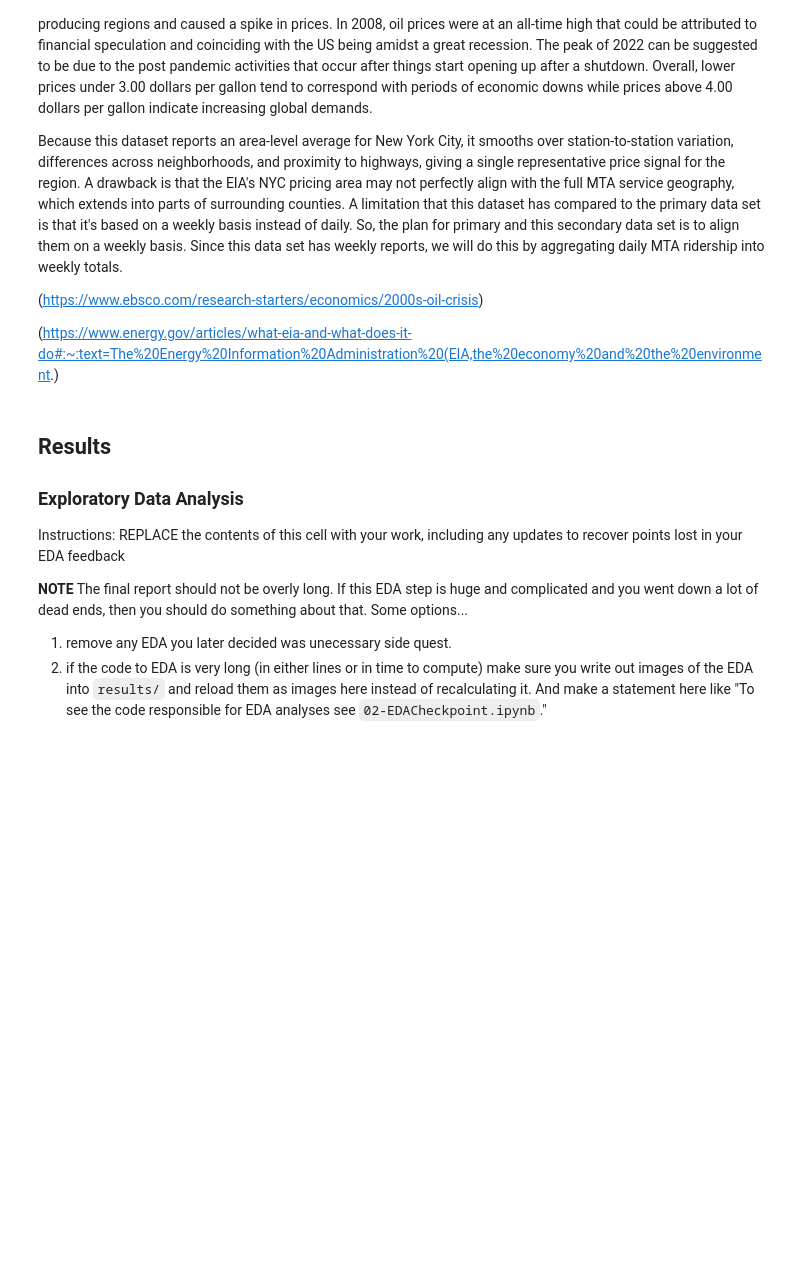
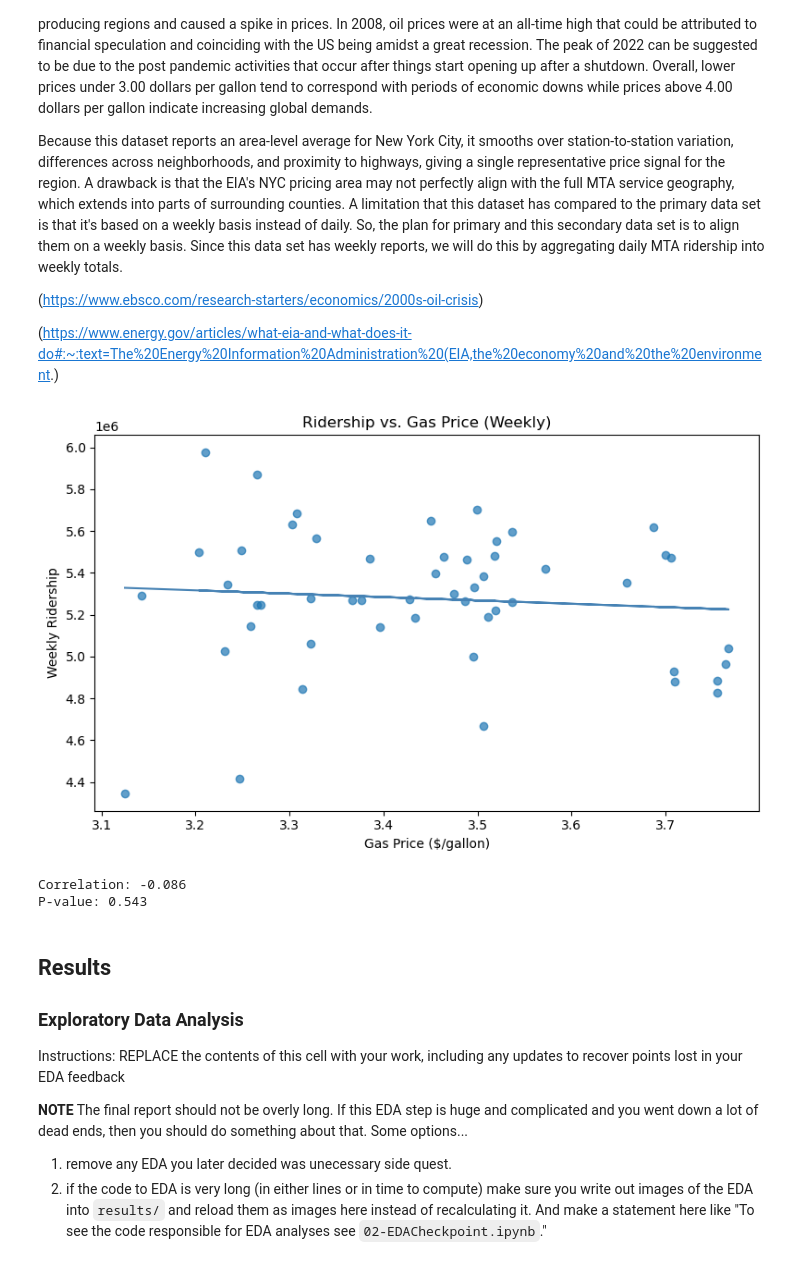
Before and after one commit to COGS108/Group063_WI26, a Jupyter notebook: 03-FinalProject.ipynb, the cells around one changed output. Saved outputs shown, nothing was run; the diff lists cells and outputs as text; code cells hidden in the pictures; blank space fills up the shorter version.

Commit message:
fixed gas plot display

```diff
--- a/03-FinalProject.ipynb
+++ b/03-FinalProject.ipynb
@@ -686,3 +667,55 @@ gas_daily_2023 = gas_2023.set_index('Date').resample('D').ffill().reset_index()
+# %%
+
+# Load data
+gas_raw = pd.read_excel('data/00-raw/EMM_EPMR_PTE_Y35NY_DPGw.xls', sheet_name=1, skiprows=2)
+# Clean data
+gas_raw['Date'] = pd.to_datetime(gas_raw['Date'])
+
+# Filter for 2023
+gas_2023 = gas_raw[(gas_raw['Date'] >= '2023-01-01') & (gas_raw['Date'] <= '2023-12-31')].copy()
+gas_2023 = gas_2023.rename(columns={gas_2023.columns[1]: 'gas_price', 'Date': 'date'})
+gas_2023['date'] = pd.to_datetime(gas_2023['date'])
+
+# Load ridership data
+ridership_daily = pd.read_csv('data/02-processed/daily_total_ridership.csv')
+ridership_daily['date'] = pd.to_datetime(ridership_daily['date'])
+ridership_daily = ridership_daily.rename(columns={'total_daily_trips': 'ridership'})
+
+# Aggregate ridership to weekly
+ridership_daily['date'] = pd.to_datetime(ridership_daily['date'])
+ridership_weekly = ridership_daily.resample('W', on='date').agg({'ridership': 'sum'}).reset_index()
+
+
+# Merge on the closest week date
+df_weekly = pd.merge_asof(ridership_weekly.sort_values('date'),
+                           gas_2023.sort_values('date'),
+                           on='date')
+
+
+# Outlier detected on New Years so removed
+df_weekly = df_weekly[df_weekly['ridership'] > 1_000_000]
+
+# Plot
+plt.figure(figsize=(8, 5))
+plt.scatter(df_weekly['gas_price'], df_weekly['ridership'], alpha=0.7)
+
+m, b = np.polyfit(df_weekly['gas_price'], df_weekly['ridership'], 1)
+plt.plot(df_weekly['gas_price'], m * df_weekly['gas_price'] + b, color='steelblue')
+
+plt.title('Ridership vs. Gas Price (Weekly)')
+plt.xlabel('Gas Price ($/gallon)')
+plt.ylabel('Weekly Ridership')
+plt.tight_layout()
+plt.show()
+
+# Correlation and P-Value
+corr, p_value = stats.pearsonr(df_weekly['gas_price'], df_weekly['ridership'])
+print(f"Correlation: {round(corr, 3)}")
+print(f"P-value: {round(p_value, 3)}")
+# %% [output]
+[figure, added]
+Correlation: -0.086
+P-value: 0.543
 # %% [markdown]
 ## Results
 
```
Also changed, not shown: parts of 1 cell of this notebook.
